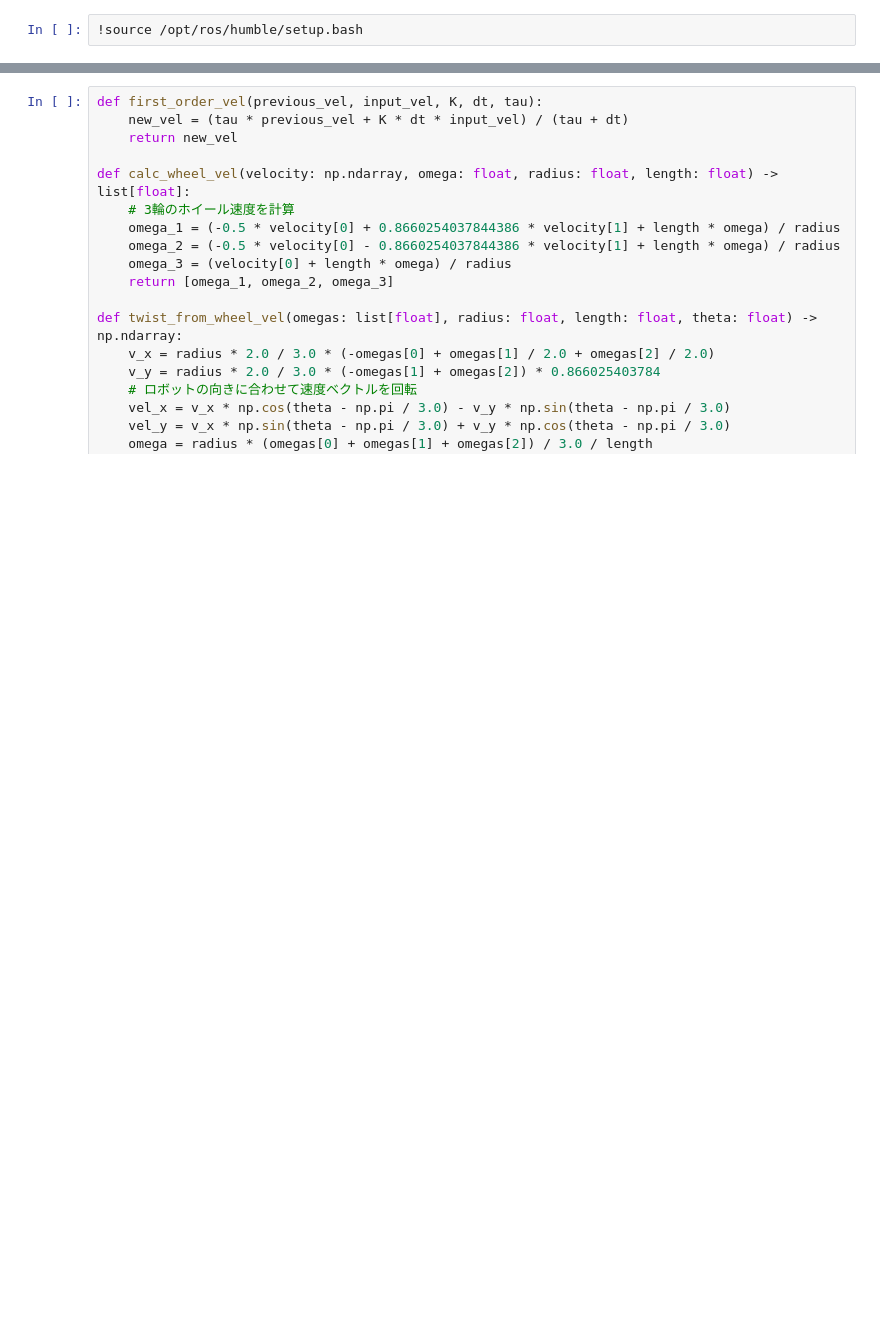
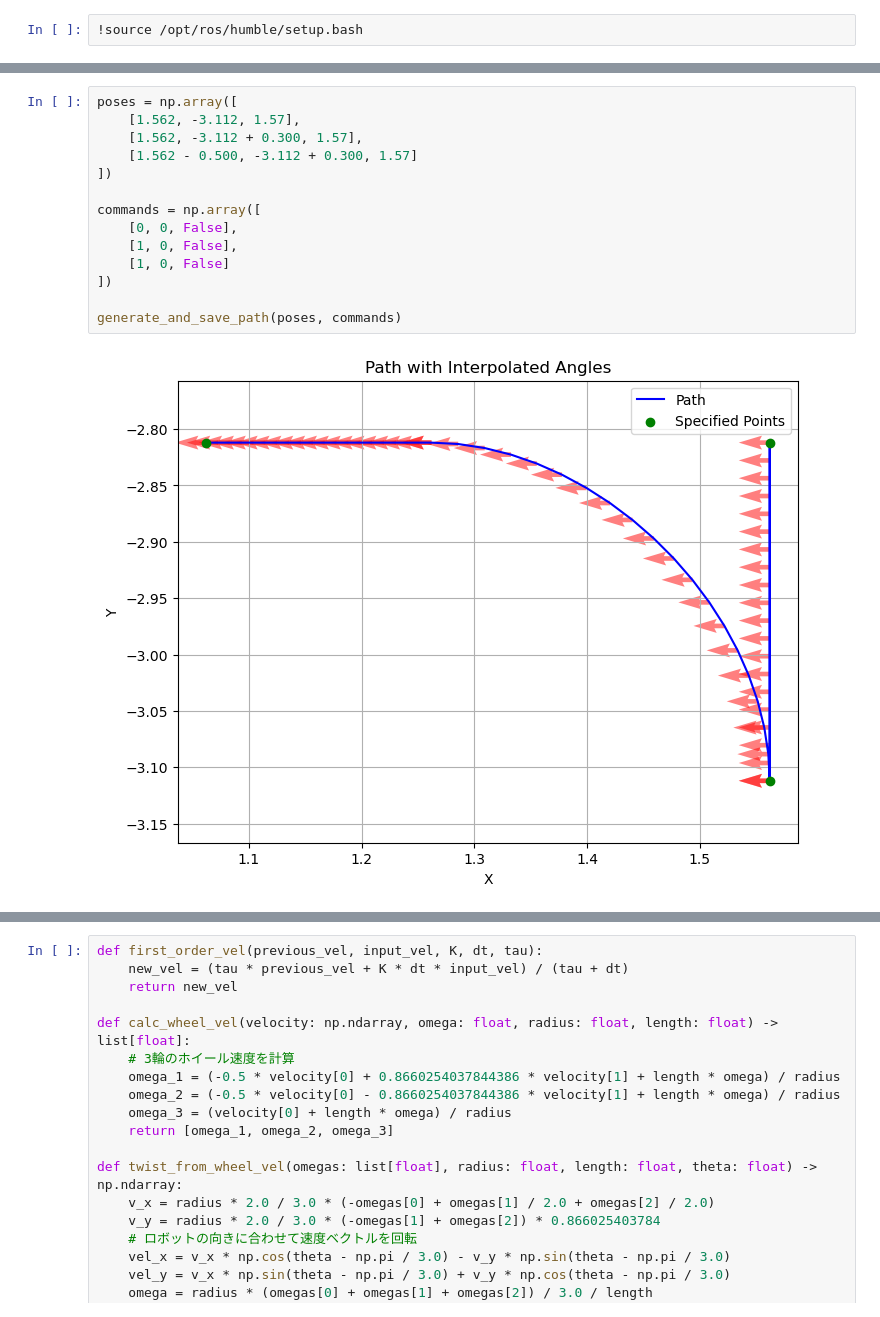
Before and after one commit to NeyagawaRobocons/chassis_haru_robo2024, a Jupyter notebook: pure_pursuit/pure_pursuit/pure_pursuit_test.ipynb, the cells around one changed output, grey strips where cells are left out. Saved outputs shown, nothing was run; the diff lists cells and outputs as text; blank space fills up the shorter version.

```diff
--- a/pure_pursuit/pure_pursuit/pure_pursuit_test.ipynb
+++ b/pure_pursuit/pure_pursuit/pure_pursuit_test.ipynb
@@ -439,0 +440,16 @@ generate_and_save_path(poses, commands)
+# %%
+poses = np.array([
+    [1.562, -3.112, 1.57],
+    [1.562, -3.112 + 0.300, 1.57],
+    [1.562 - 0.500, -3.112 + 0.300, 1.57]
+])
+
+commands = np.array([
+    [0, 0, False],
+    [1, 0, False],
+    [1, 0, False]
+])
+
+generate_and_save_path(poses, commands)
+# %% [output]
+[figure, added]
```
Also changed, not shown: parts of 6 cells of this notebook, 13 other files.
